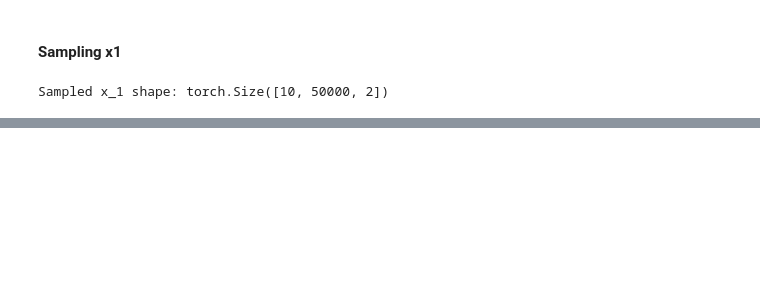
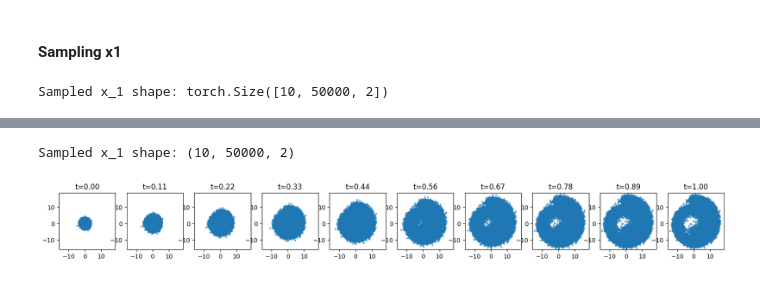
Before and after one commit to ThanhL/flow_matching, a Jupyter notebook: learn/x1_pred_model_cm_obj.ipynb, the cells around one changed output, grey strips where cells are left out. Drawn from its saved outputs; the diff is of its cells as text; code cells hidden in the pictures; blank space fills up the shorter version.

```diff
--- a/learn/x1_pred_model_cm_obj.ipynb
+++ b/learn/x1_pred_model_cm_obj.ipynb
@@ -180,0 +257,38 @@ x_1 shape: (10, 50000, 2)
+# %%
+# Change the scheduler to LinearVPScheduler and see how the samples evolve
+transformed_model = ScheduleTransformedModel(
+    velocity_model=model,
+    original_scheduler=CondOTScheduler(),
+    new_scheduler=CosineScheduler(),
+)
+
+# Sanoke the transformed model with conditional OT schedule
+solver = ODESolver(velocity_model=transformed_model)
+x_0 = torch.randn((batch_size, 2), dtype=torch.float32, device=device)
+
+num_steps = 10
+T = torch.linspace(0, 1, num_steps)
+x_1 = solver.sample(
+    time_grid=T,
+    x_init=x_0,
+    method='midpoint',
+    step_size=1.0 / num_steps,
+    return_intermediates=True,
+)
+
+x_1 = x_1.cpu().numpy()
+print("Sampled x_1 shape:", x_1.shape)
+# %% [output]
+Sampled x_1 shape: (10, 50000, 2)
+# %%
+x_min, x_max = x_1.min(), x_1.max()
+_, axs = plt.subplots(1, num_steps, figsize=(20, 3.2))
+
+for i in range(num_steps):
+    axs[i].scatter(x_1[i, :, 0], x_1[i, :, 1], s=5, alpha=0.5)
+    axs[i].set_title(f"t={T[i].item():.2f}")
+    axs[i].set_xlim(x_min, x_max)
+    axs[i].set_ylim(x_min, x_max)
+    axs[i].set_aspect('equal')
+# %% [output]
+[figure, added]
```
Also changed, not shown: parts of 13 cells of this notebook, 2 other files.
